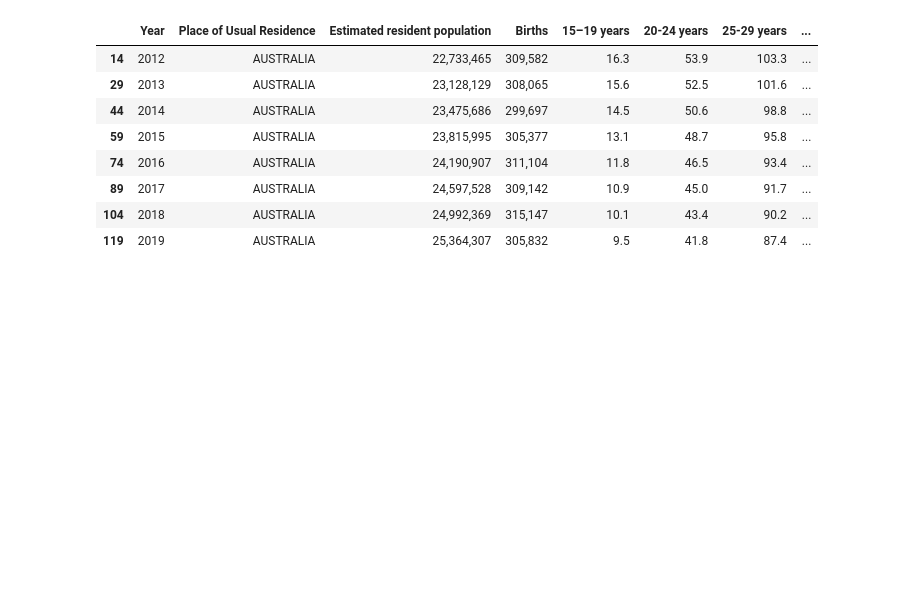
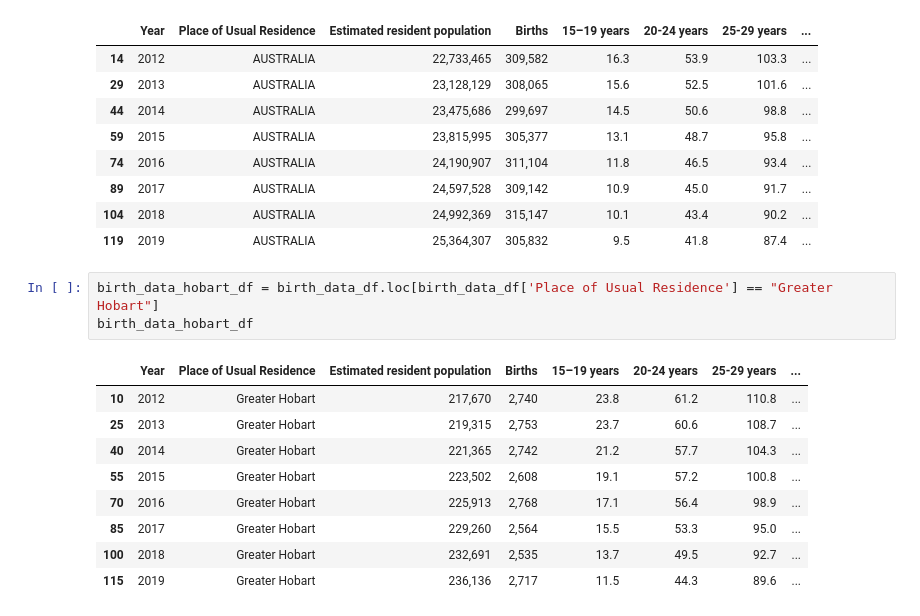
Before and after one commit to NathanJPotter/Team-Project-1, a Jupyter notebook: Project 1.ipynb, the cells around one changed output. Drawn from its saved outputs; the diff is of its cells as text; blank space fills up the shorter version.

```diff
--- a/Project 1.ipynb
+++ b/Project 1.ipynb
@@ -81,3 +81,16 @@ birth_data_aus_df
 | 89 | 2017 | AUSTRALIA | 24,597,528 | 309,142 | 10.9 | 45.0 | 91.7 | ... |
 | 104 | 2018 | AUSTRALIA | 24,992,369 | 315,147 | 10.1 | 43.4 | 90.2 | ... |
 | 119 | 2019 | AUSTRALIA | 25,364,307 | 305,832 | 9.5 | 41.8 | 87.4 | ... |
+# %%
+birth_data_hobart_df = birth_data_df.loc[birth_data_df['Place of Usual Residence'] == "Greater Hobart"]
+birth_data_hobart_df
+# %% [output]
+|  | Year | Place of Usual Residence | Estimated resident population | Births | 15–19 years | 20-24 years | 25-29 years | ... |
+| 10 | 2012 | Greater Hobart | 217,670 | 2,740 | 23.8 | 61.2 | 110.8 | ... |
+| 25 | 2013 | Greater Hobart | 219,315 | 2,753 | 23.7 | 60.6 | 108.7 | ... |
+| 40 | 2014 | Greater Hobart | 221,365 | 2,742 | 21.2 | 57.7 | 104.3 | ... |
+| 55 | 2015 | Greater Hobart | 223,502 | 2,608 | 19.1 | 57.2 | 100.8 | ... |
+| 70 | 2016 | Greater Hobart | 225,913 | 2,768 | 17.1 | 56.4 | 98.9 | ... |
+| 85 | 2017 | Greater Hobart | 229,260 | 2,564 | 15.5 | 53.3 | 95.0 | ... |
+| 100 | 2018 | Greater Hobart | 232,691 | 2,535 | 13.7 | 49.5 | 92.7 | ... |
+| 115 | 2019 | Greater Hobart | 236,136 | 2,717 | 11.5 | 44.3 | 89.6 | ... |
```
Also changed, not shown: parts of 3 cells of this notebook.
